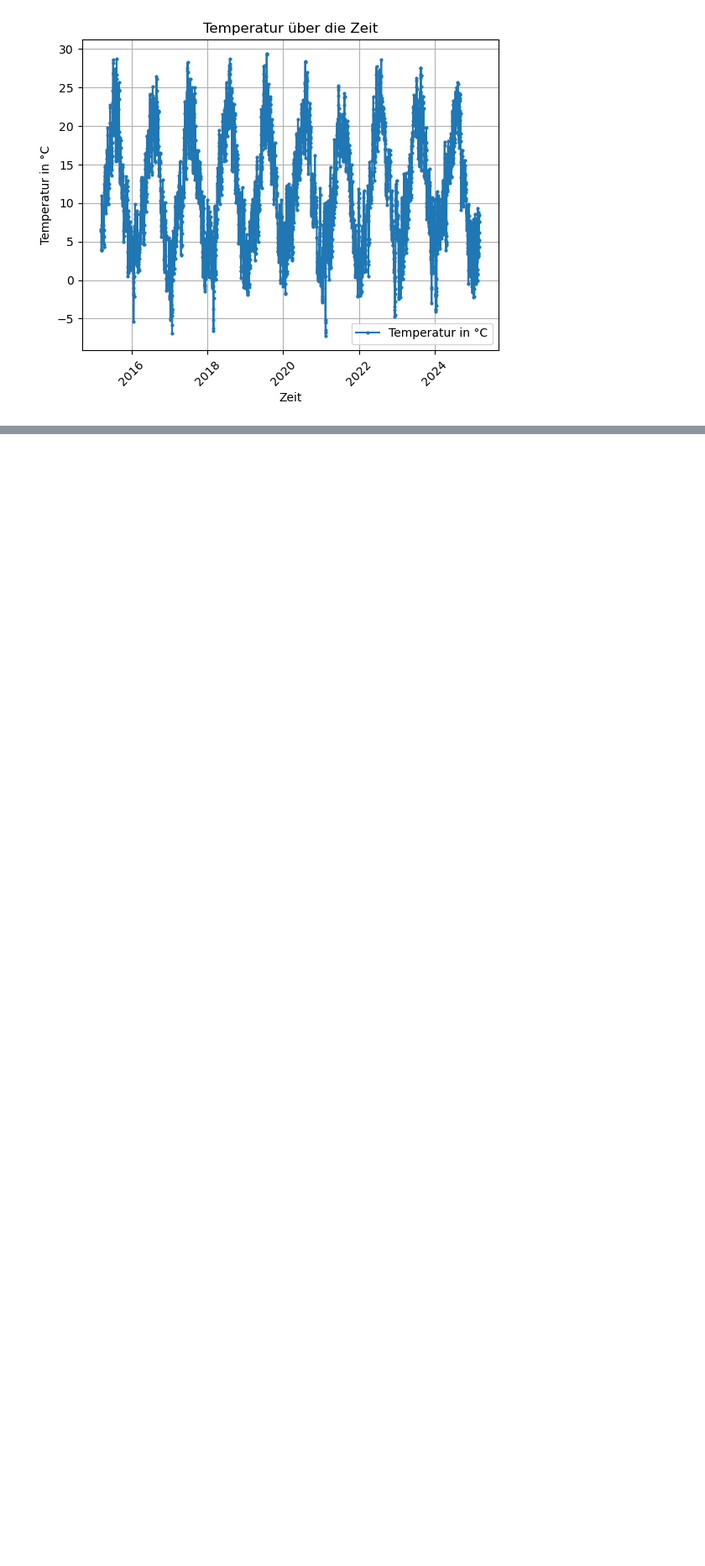
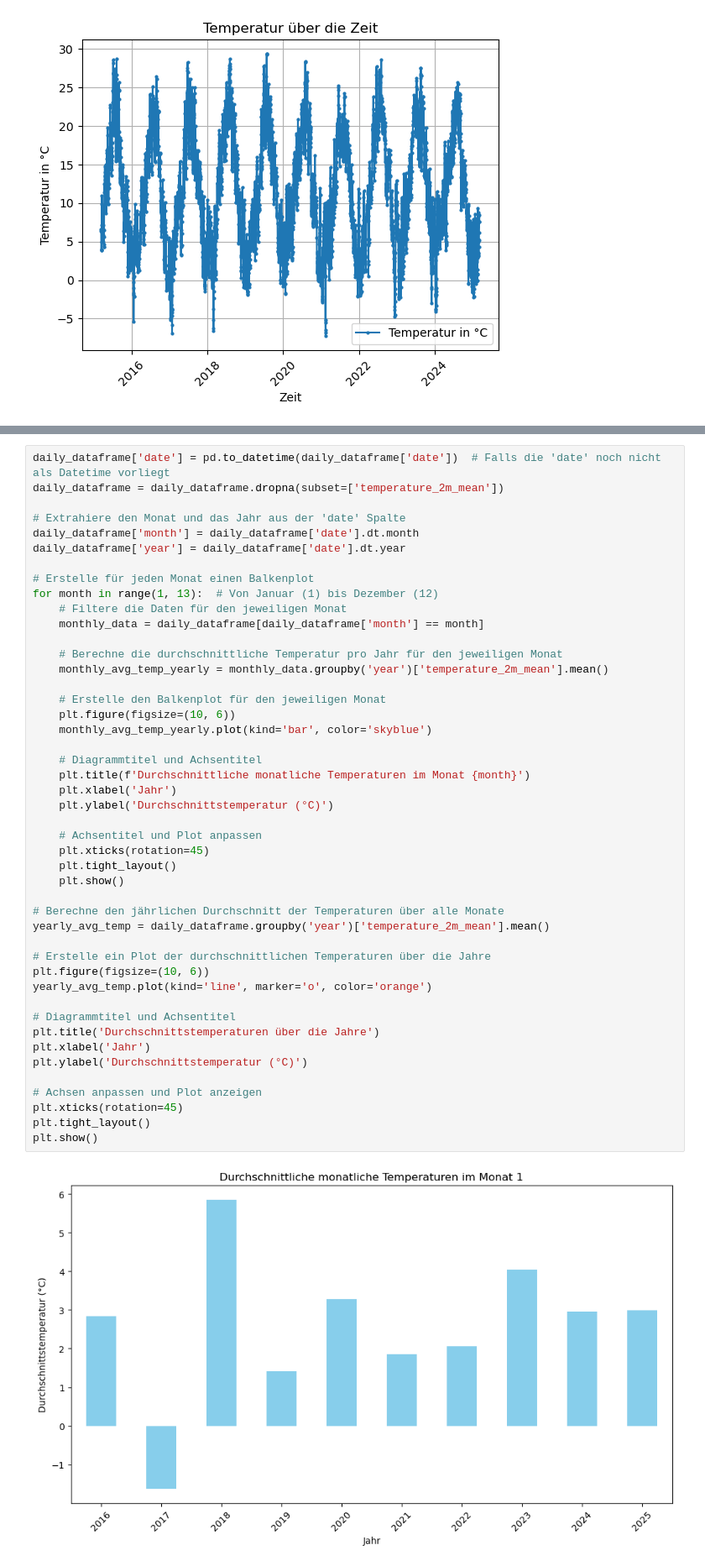
Before and after one commit to Tschoppsilas/GBSV_2025, a Jupyter notebook: MC1/MC1.ipynb, the cells around one changed output, grey strips where cells are left out. Shown at 84% size. Drawn from its saved outputs; the diff is of its cells as text; blank space fills up the shorter version.

```diff
--- a/MC1/MC1.ipynb
+++ b/MC1/MC1.ipynb
@@ -138,0 +141,48 @@ plt.show()
+# %%
+daily_dataframe['date'] = pd.to_datetime(daily_dataframe['date'])  # Falls die 'date' noch nicht als Datetime vorliegt
+daily_dataframe = daily_dataframe.dropna(subset=['temperature_2m_mean'])
+
+# Extrahiere den Monat und das Jahr aus der 'date' Spalte
+daily_dataframe['month'] = daily_dataframe['date'].dt.month
+daily_dataframe['year'] = daily_dataframe['date'].dt.year
+
+# Erstelle für jeden Monat einen Balkenplot
+for month in range(1, 13):  # Von Januar (1) bis Dezember (12)
+    # Filtere die Daten für den jeweiligen Monat
+    monthly_data = daily_dataframe[daily_dataframe['month'] == month]
+
+    # Berechne die durchschnittliche Temperatur pro Jahr für den jeweiligen Monat
+    monthly_avg_temp_yearly = monthly_data.groupby('year')['temperature_2m_mean'].mean()
+
+    # Erstelle den Balkenplot für den jeweiligen Monat
+    plt.figure(figsize=(10, 6))
+    monthly_avg_temp_yearly.plot(kind='bar', color='skyblue')
+
+    # Diagrammtitel und Achsentitel
+    plt.title(f'Durchschnittliche monatliche Temperaturen im Monat {month}')
+    plt.xlabel('Jahr')
+    plt.ylabel('Durchschnittstemperatur (°C)')
+
+    # Achsentitel und Plot anpassen
+    plt.xticks(rotation=45)
+    plt.tight_layout()
+    plt.show()
+
+# Berechne den jährlichen Durchschnitt der Temperaturen über alle Monate
+yearly_avg_temp = daily_dataframe.groupby('year')['temperature_2m_mean'].mean()
+
+# Erstelle ein Plot der durchschnittlichen Temperaturen über die Jahre
+plt.figure(figsize=(10, 6))
+yearly_avg_temp.plot(kind='line', marker='o', color='orange')
+
+# Diagrammtitel und Achsentitel
+plt.title('Durchschnittstemperaturen über die Jahre')
+plt.xlabel('Jahr')
+plt.ylabel('Durchschnittstemperatur (°C)')
+
+# Achsen anpassen und Plot anzeigen
+plt.xticks(rotation=45)
+plt.tight_layout()
+plt.show()
+# %% [output]
+[figure, added]
```
Also changed, not shown: parts of 6 cells of this notebook.
